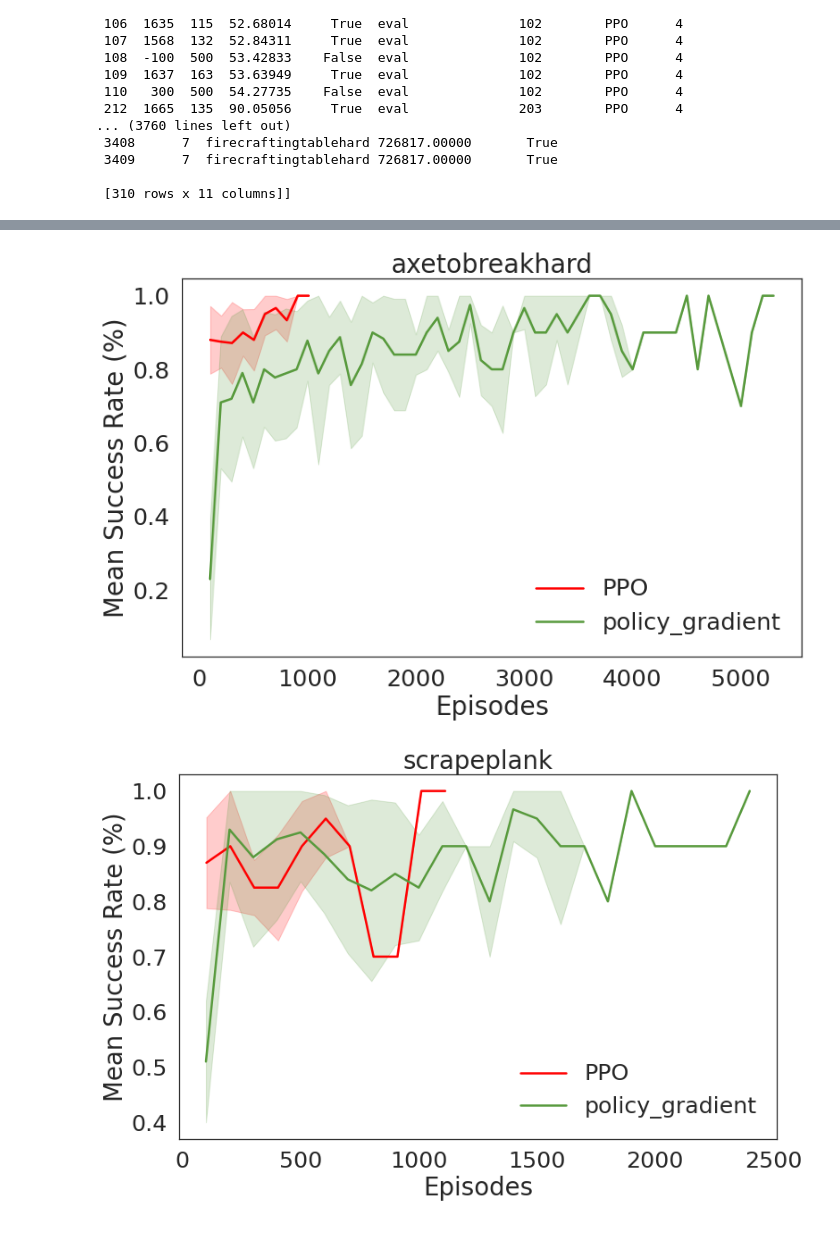
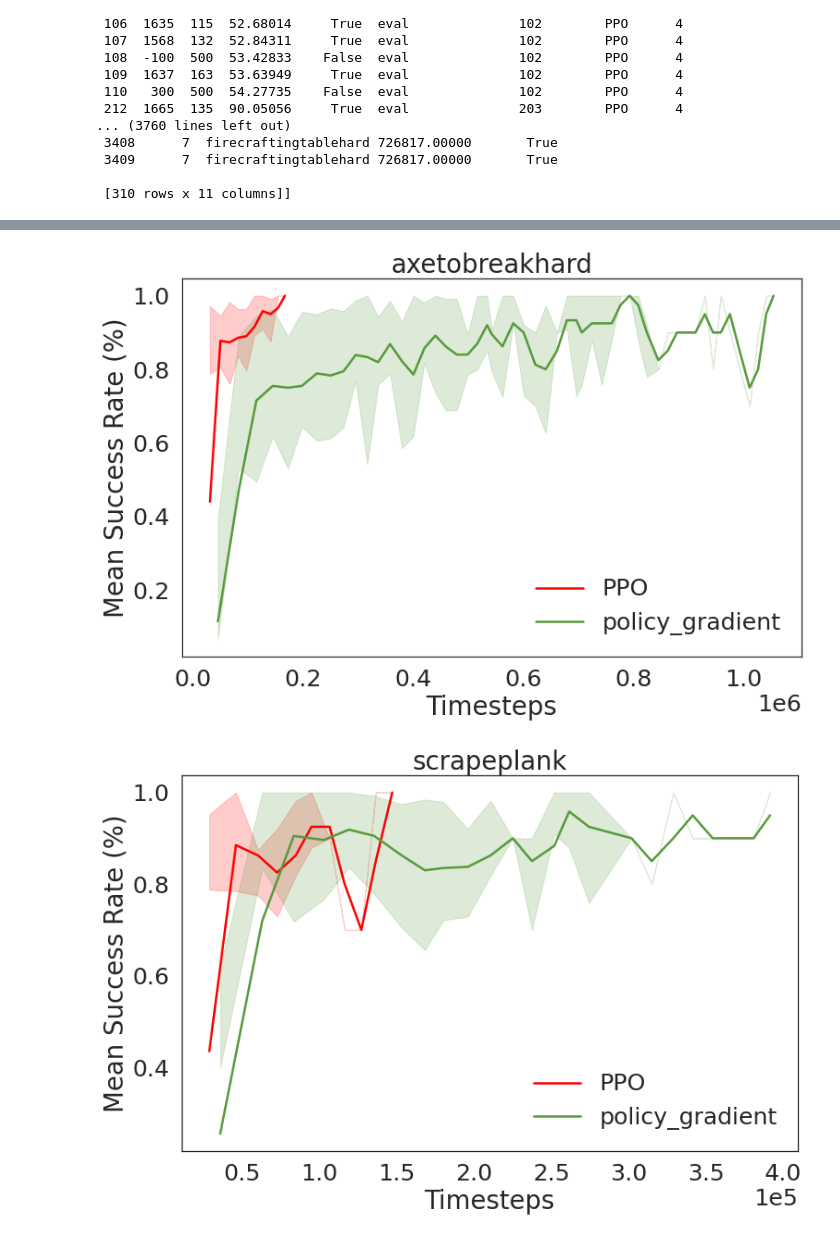
Before and after one commit to goelshivam1210/RAPid-Learn, a Jupyter notebook: baselines/notebooks/plot_post_novelty.ipynb, the cells around one changed output, grey strips where cells are left out. Cells and saved outputs as stored; diff of their text form; code cells hidden in the pictures.

Commit message:
finalise plots

```diff
--- a/baselines/notebooks/plot_post_novelty.ipynb
+++ b/baselines/notebooks/plot_post_novelty.ipynb
@@ -345,7 +311,7 @@ dfs
 
  [310 rows x 11 columns]]
 # %%
-per_trial_episode_df = results_df.groupby(by=["experiment", "novelty", "trial", "episode_counter"]).agg({'success': ['mean'], "episode_counter": "mean"}).reset_index()
+per_trial_episode_df = results_df.groupby(by=["experiment", "novelty", "trial", "episode_counter"]).agg({'success': ['mean'], "ts_trained": "mean"}).reset_index()
 per_trial_episode_df.columns = [' '.join(col).strip() for col in per_trial_episode_df.columns.values]
 per_trial_episode_df
 # %% [output]
@@ -364,6 +330,6 @@ per_trial_episode_df
 1162 rows × 6 columns
 # %%
-graph_df = per_trial_episode_df.groupby(by=["experiment", "novelty", "episode_counter"]).agg({'success mean': ['mean', 'std'], "episode_counter mean": "mean"}).reset_index()
+graph_df = per_trial_episode_df.groupby(by=["experiment", "novelty", "episode_counter"]).agg({'success mean': ['mean', 'std'], "ts_trained mean": "mean"}).reset_index()
 graph_df.fillna(0, inplace=True)
 graph_df.columns = [' '.join(col).strip() for col in graph_df.columns.values]
 graph_df["lower_std"] = (graph_df["success mean mean"] - graph_df["success mean std"]).clip(lower=0)
@@ -407,15 +373,21 @@ graph_df.loc[(graph_df["novelty"] == "axefirecteasy") & (graph_df["experiment"]
+# %%
+def smooth(y, box_pts):
+    box = np.ones(box_pts)/box_pts
+    y_smooth = np.convolve(y, box, mode='same')
+    return y_smooth
 # %%
 for novelty in novelties:
     novelty_graph_df = graph_df.loc[graph_df["novelty"] == novelty]
     fig, ax = plt.subplots(figsize=(12,7.5))
-
+    plt.ticklabel_format(style='sci', axis='x', scilimits=(0,0))
     for name, color in {'PPO': '#ff0001', 'policy_gradient': '#589A3D'}.items():
         sub_df = novelty_graph_df[novelty_graph_df.experiment == name]
-        ax.plot(sub_df["episode_counter mean mean"], sub_df["success mean mean"], label=name, linestyle = 'solid', linewidth = 2.5,antialiased=True, color=color)
-        ax.fill_between(sub_df["episode_counter mean mean"], sub_df["lower_std"], sub_df["upper_std"], alpha=0.2, antialiased=True, color=color)
+        sub_df.sort_values(by="ts_trained mean mean", inplace=True)
+        ax.plot(sub_df["ts_trained mean mean"], smooth(sub_df["success mean mean"], 2), label=name, linestyle = 'solid', linewidth = 2.5,antialiased=True, color=color)
+        ax.fill_between(sub_df["ts_trained mean mean"], sub_df["lower_std"], sub_df["upper_std"], alpha=0.2, antialiased=True, color=color)
         ax.set_title(novelty)
-        ax.set_xlabel("Episodes")
+        ax.set_xlabel("Timesteps")
         ax.set_ylabel("Mean Success Rate (%)")
         ax.legend()
-        plt.savefig(f'{repo_dir}/plots/{novelty}.png')
+        plt.savefig(f'{repo_dir}/plots/baselines_{novelty}.png')
 # %% [output]
@@ -422,2 +411,2 @@ for novelty in novelties:
-[figure, old version]
+[figure, new version]
-[figure, old version]
+[figure, new version]
```
Also changed, not shown: parts of 7 cells of this notebook.
